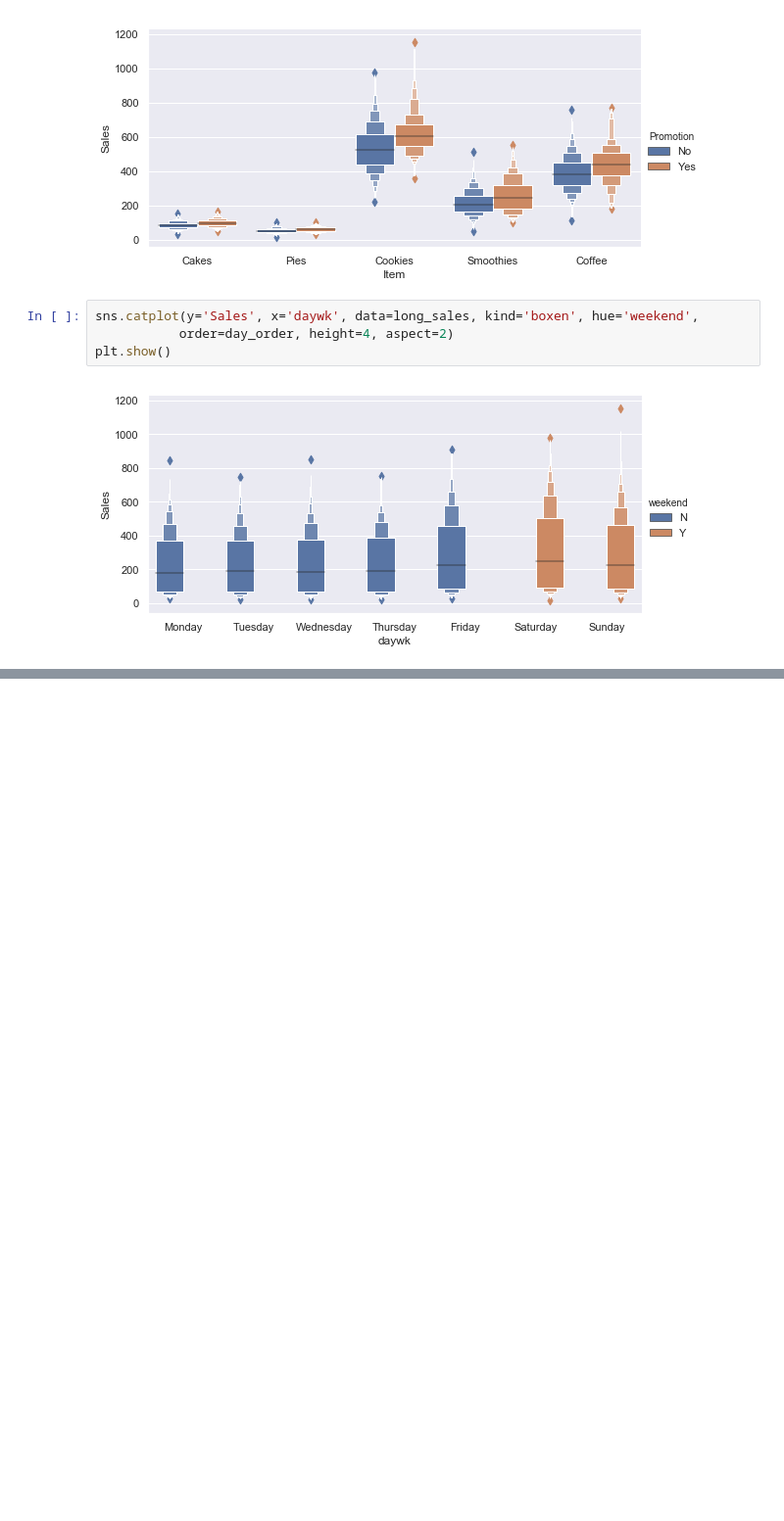
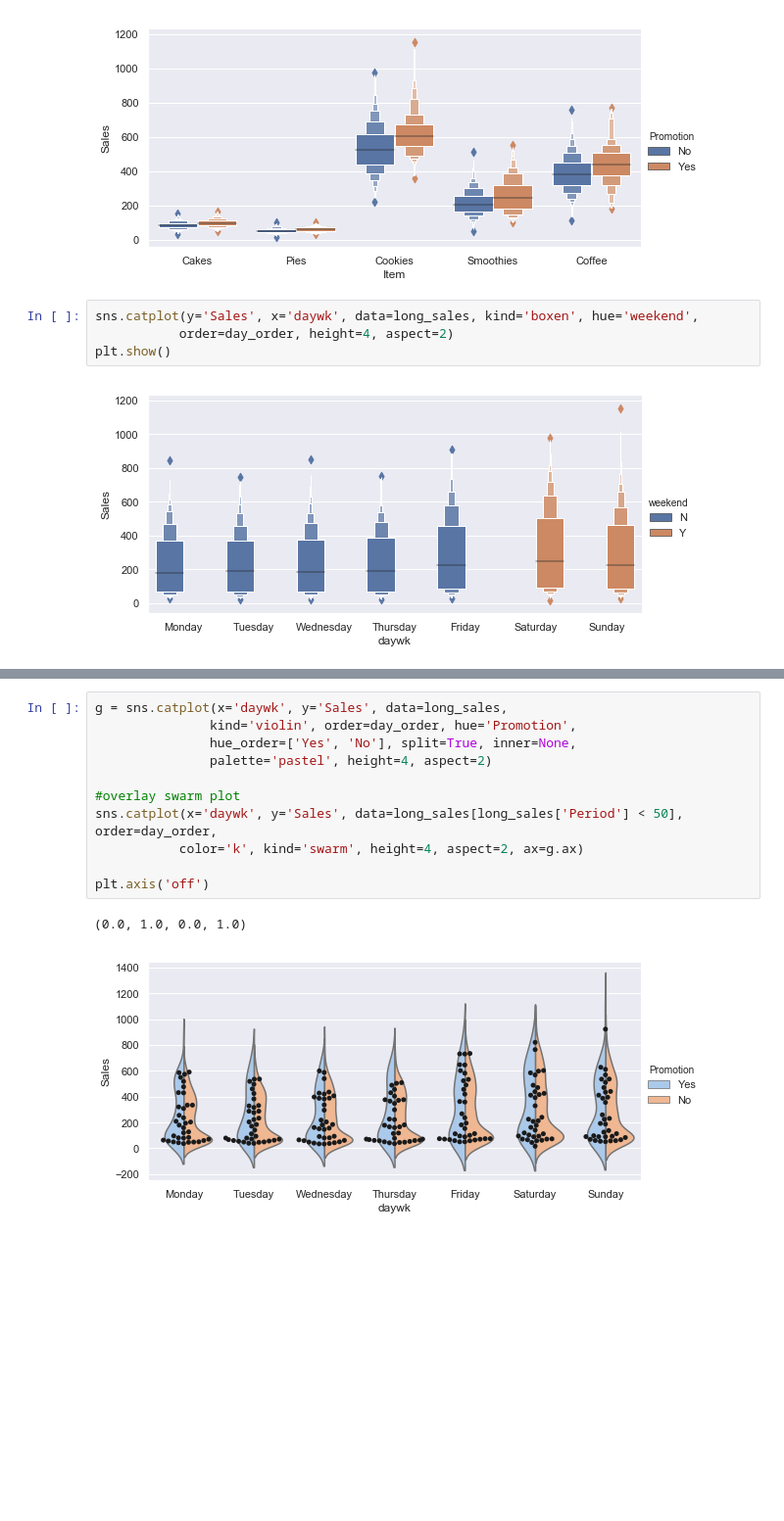
Before and after one commit to allaccountstaken/matplotlib, a Jupyter notebook: seaboard_workout.ipynb, the cells around one changed output, grey strips where cells are left out. Shown at 98% size. Drawn from its saved outputs; the diff is of its cells as text; blank space fills up the shorter version.

```diff
--- a/seaboard_workout.ipynb
+++ b/seaboard_workout.ipynb
@@ -192,0 +218,15 @@ plt.show()
+# %%
+g = sns.catplot(x='daywk', y='Sales', data=long_sales,
+               kind='violin', order=day_order, hue='Promotion',
+               hue_order=['Yes', 'No'], split=True, inner=None,
+               palette='pastel', height=4, aspect=2)
+
+#overlay swarm plot
+sns.catplot(x='daywk', y='Sales', data=long_sales[long_sales['Period'] < 50], order=day_order,
+           color='k', kind='swarm', height=4, aspect=2, ax=g.ax)
+
+plt.axis('off')
+# %% [output]
+(0.0, 1.0, 0.0, 1.0)
+[figure, added]
+[figure, added]
```
Also changed, not shown: parts of 5 cells of this notebook.
